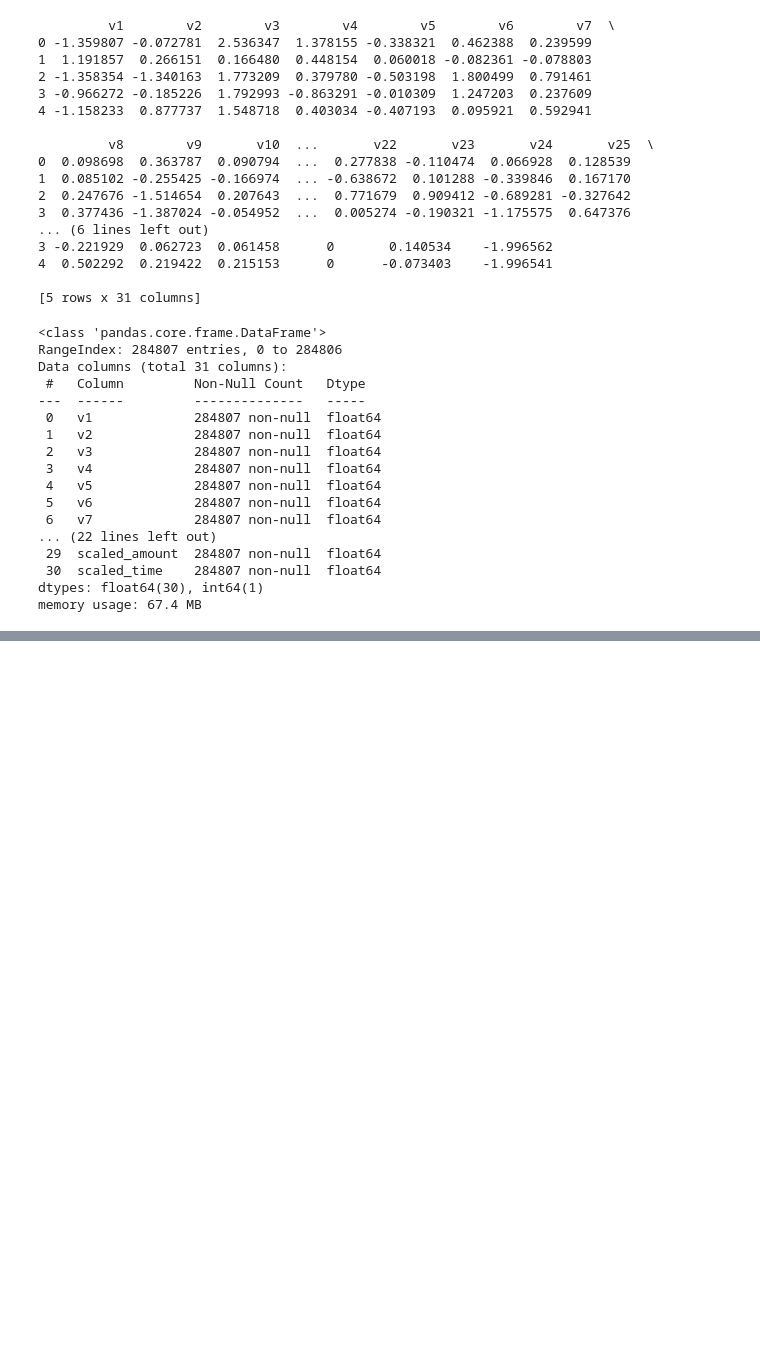
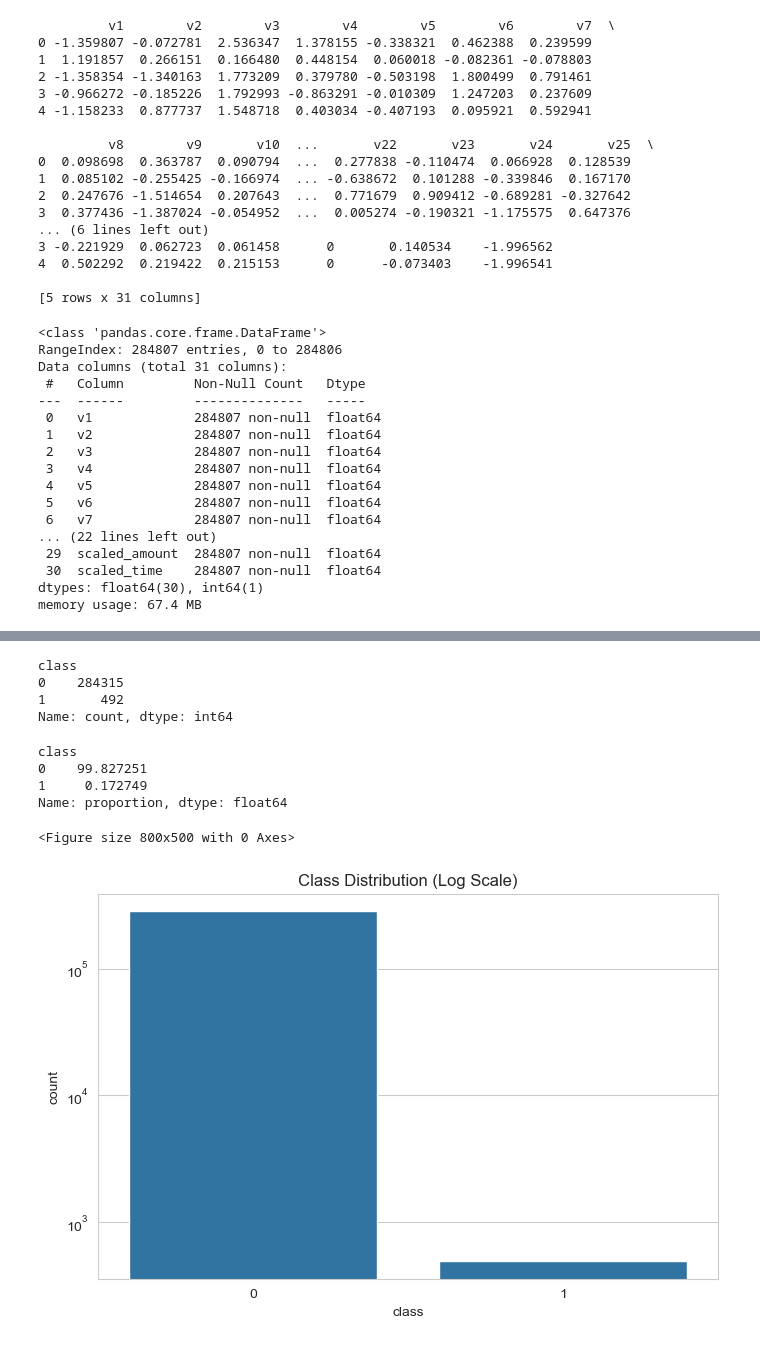
Before and after one commit to ranjanadevi1802/CreditCard-Fraud-Detection, a Jupyter notebook: CreditCard Fraud Detection.ipynb, the cells around one changed output, grey strips where cells are left out. Saved outputs shown, nothing was run; the diff lists cells and outputs as text; code cells hidden in the pictures; blank space fills up the shorter version.

```diff
--- a/CreditCard Fraud Detection.ipynb
+++ b/CreditCard Fraud Detection.ipynb
@@ -232,3 +232,8 @@ Data columns (total 31 columns):
  30  scaled_time    284807 non-null  float64
 dtypes: float64(30), int64(1)
 memory usage: 67.4 MB
+# %%
+import matplotlib.pyplot as plt
+import seaborn as sns
+
+sns.set_style("whitegrid")
@@ -234,0 +273,26 @@ memory usage: 67.4 MB
+# %%
+df['class'].value_counts()
+# %% [output]
+class
+0    284315
+1       492
+Name: count, dtype: int64
+# %%
+df['class'].value_counts(normalize=True) * 100
+# %% [output]
+class
+0    99.827251
+1     0.172749
+Name: proportion, dtype: float64
+# %%
+plt.figure(figsize=(8,5))
+
+sns.countplot(x='class', data=df)
+
+plt.yscale('log')
+
+plt.title("Class Distribution (Log Scale)")
+plt.show()
+# %% [output]
+<Figure size 800x500 with 0 Axes>
+[figure, added]
```
Also changed, not shown: parts of 16 cells of this notebook.
